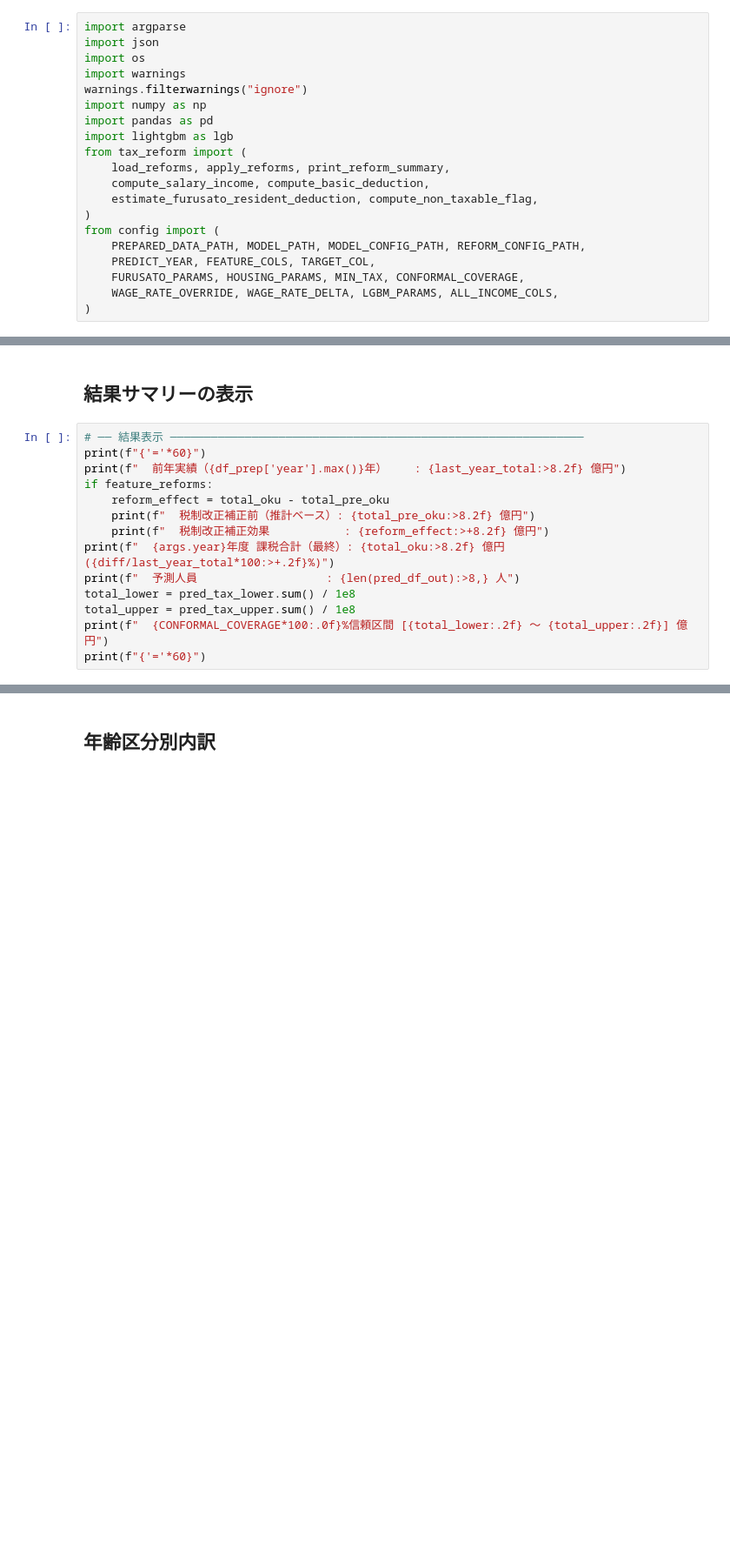
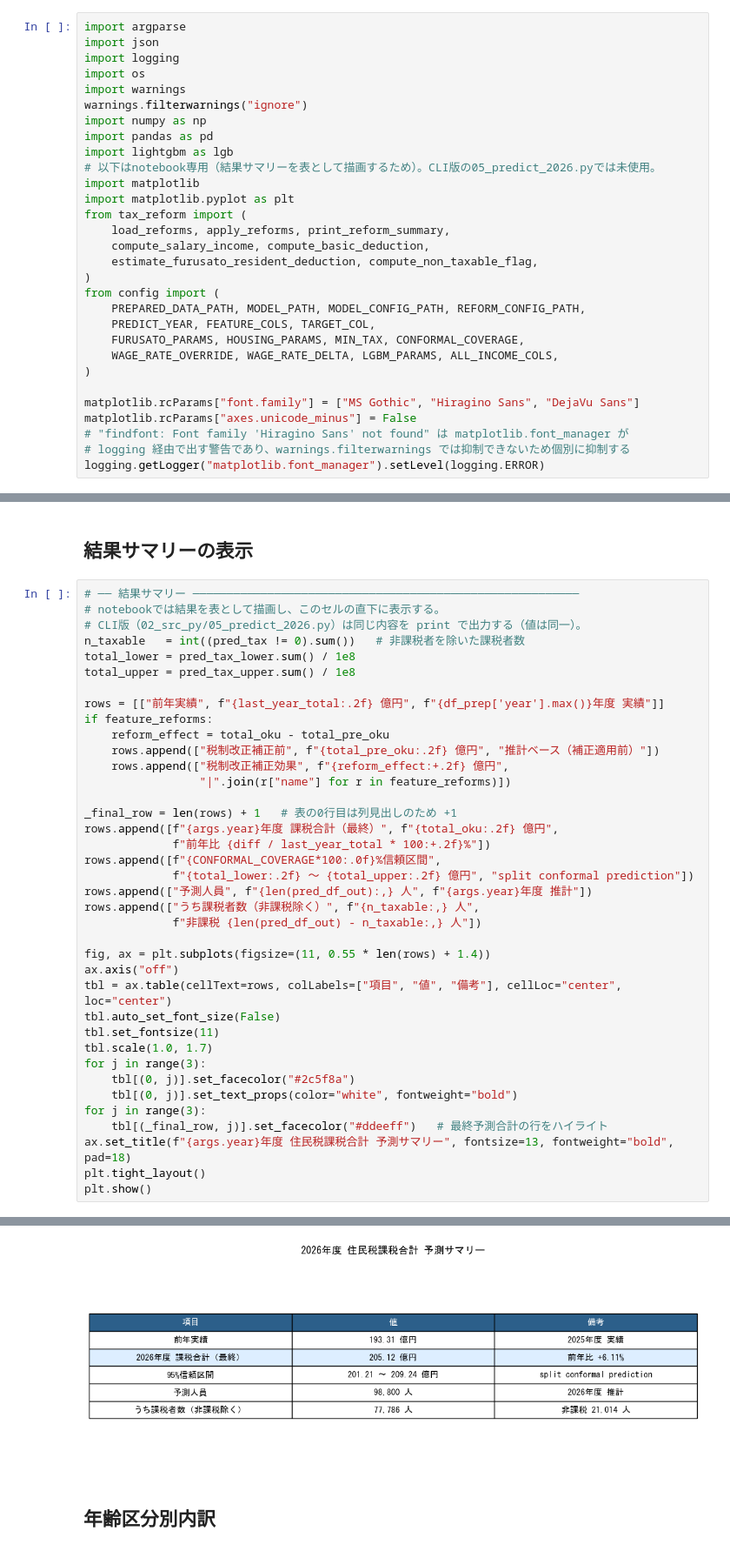
Before and after one commit to takactkc123-create/revenue_forecast, a Jupyter notebook: 03_notebooks/05_predict_2026.ipynb, the cells around one changed output, grey strips where cells are left out. Shown at 87% size. Drawn from its saved outputs; the diff is of its cells as text; blank space fills up the shorter version.

```diff
--- a/03_notebooks/05_predict_2026.ipynb
+++ b/03_notebooks/05_predict_2026.ipynb
@@ -33,12 +35,16 @@ sys.path.insert(0, os.path.join(os.getcwd(), "00_src_settings"))
 # %%
 import argparse
 import json
+import logging
 import os
 import warnings
 warnings.filterwarnings("ignore")
 import numpy as np
 import pandas as pd
 import lightgbm as lgb
+# 以下はnotebook専用（結果サマリーを表として描画するため）。CLI版の05_predict_2026.pyでは未使用。
+import matplotlib
+import matplotlib.pyplot as plt
 from tax_reform import (
     load_reforms, apply_reforms, print_reform_summary,
     compute_salary_income, compute_basic_deduction,
@@ -50,6 +56,12 @@ from config import (
     FURUSATO_PARAMS, HOUSING_PARAMS, MIN_TAX, CONFORMAL_COVERAGE,
     WAGE_RATE_OVERRIDE, WAGE_RATE_DELTA, LGBM_PARAMS, ALL_INCOME_COLS,
 )
+
+matplotlib.rcParams["font.family"] = ["MS Gothic", "Hiragino Sans", "DejaVu Sans"]
+matplotlib.rcParams["axes.unicode_minus"] = False
+# "findfont: Font family 'Hiragino Sans' not found" は matplotlib.font_manager が
+# logging 経由で出す警告であり、warnings.filterwarnings では抑制できないため個別に抑制する
+logging.getLogger("matplotlib.font_manager").setLevel(logging.ERROR)
 # %% [markdown]
 ---
 # %% [markdown]
@@ -427,17 +439,41 @@ diff = total_oku - last_year_total
 # %% [markdown]
 ## 結果サマリーの表示
 # %%
-# ── 結果表示 ─────────────────────────────────────────────────────────────
-print(f"{'='*60}")
-print(f"  前年実績（{df_prep['year'].max()}年）    : {last_year_total:>8.2f} 億円")
+# ── 結果サマリー ─────────────────────────────────────────────────────────
+# notebookでは結果を表として描画し、このセルの直下に表示する。
+# CLI版（02_src_py/05_predict_2026.py）は同じ内容を print で出力する（値は同一）。
+n_taxable   = int((pred_tax != 0).sum())   # 非課税者を除いた課税者数
+total_lower = pred_tax_lower.sum() / 1e8
+total_upper = pred_tax_upper.sum() / 1e8
+
+rows = [["前年実績", f"{last_year_total:.2f} 億円", f"{df_prep['year'].max()}年度 実績"]]
 if feature_reforms:
     reform_effect = total_oku - total_pre_oku
-    print(f"  税制改正補正前（推計ベース）: {total_pre_oku:>8.2f} 億円")
-    print(f"  税制改正補正効果           : {reform_effect:>+8.2f} 億円")
-print(f"  {args.year}年度 課税合計（最終）: {total_oku:>8.2f} 億円  ({diff/last_year_total*100:>+.2f}%)")
-print(f"  予測人員                   : {len(pred_df_out):>8,} 人")
-total_lower = pred_tax_lower.sum() / 1e8
-total_upper = pred_tax_upper.sum() / 1e8
-print(f"  {CONFORMAL_COVERAGE*100:.0f}%信頼区間 [{total_lower:.2f} 〜 {total_upper:.2f}] 億円")
-print(f"{'='*60}")
+    rows.append(["税制改正補正前", f"{total_pre_oku:.2f} 億円", "推計ベース（補正適用前）"])
+    rows.append(["税制改正補正効果", f"{reform_effect:+.2f} 億円",
+                 "|".join(r["name"] for r in feature_reforms)])
+
+_final_row = len(rows) + 1   # 表の0行目は列見出しのため +1
+rows.append([f"{args.year}年度 課税合計（最終）", f"{total_oku:.2f} 億円",
+             f"前年比 {diff / last_year_total * 100:+.2f}%"])
+rows.append([f"{CONFORMAL_COVERAGE*100:.0f}%信頼区間",
+             f"{total_lower:.2f} 〜 {total_upper:.2f} 億円", "split conformal prediction"])
+rows.append(["予測人員", f"{len(pred_df_out):,} 人", f"{args.year}年度 推計"])
+rows.append(["うち課税者数（非課税除く）", f"{n_taxable:,} 人",
+             f"非課税 {len(pred_df_out) - n_taxable:,} 人"])
+
+fig, ax = plt.subplots(figsize=(11, 0.55 * len(rows) + 1.4))
+ax.axis("off")
+tbl = ax.table(cellText=rows, colLabels=["項目", "値", "備考"], cellLoc="center", loc="center")
+tbl.auto_set_font_size(False)
+tbl.set_fontsize(11)
+tbl.scale(1.0, 1.7)
+for j in range(3):
+    tbl[(0, j)].set_facecolor("#2c5f8a")
+    tbl[(0, j)].set_text_props(color="white", fontweight="bold")
+for j in range(3):
+    tbl[(_final_row, j)].set_facecolor("#ddeeff")   # 最終予測合計の行をハイライト
+ax.set_title(f"{args.year}年度 住民税課税合計 予測サマリー", fontsize=13, fontweight="bold", pad=18)
+plt.tight_layout()
+plt.show()
 # %% [output]
@@ -450,3 +480,4 @@ print(f"{'='*60}")
+[figure, added]
 # %% [markdown]
 ## 年齢区分別内訳
 # %%
```
Also changed, not shown: parts of 6 cells of this notebook, 35 other files.
